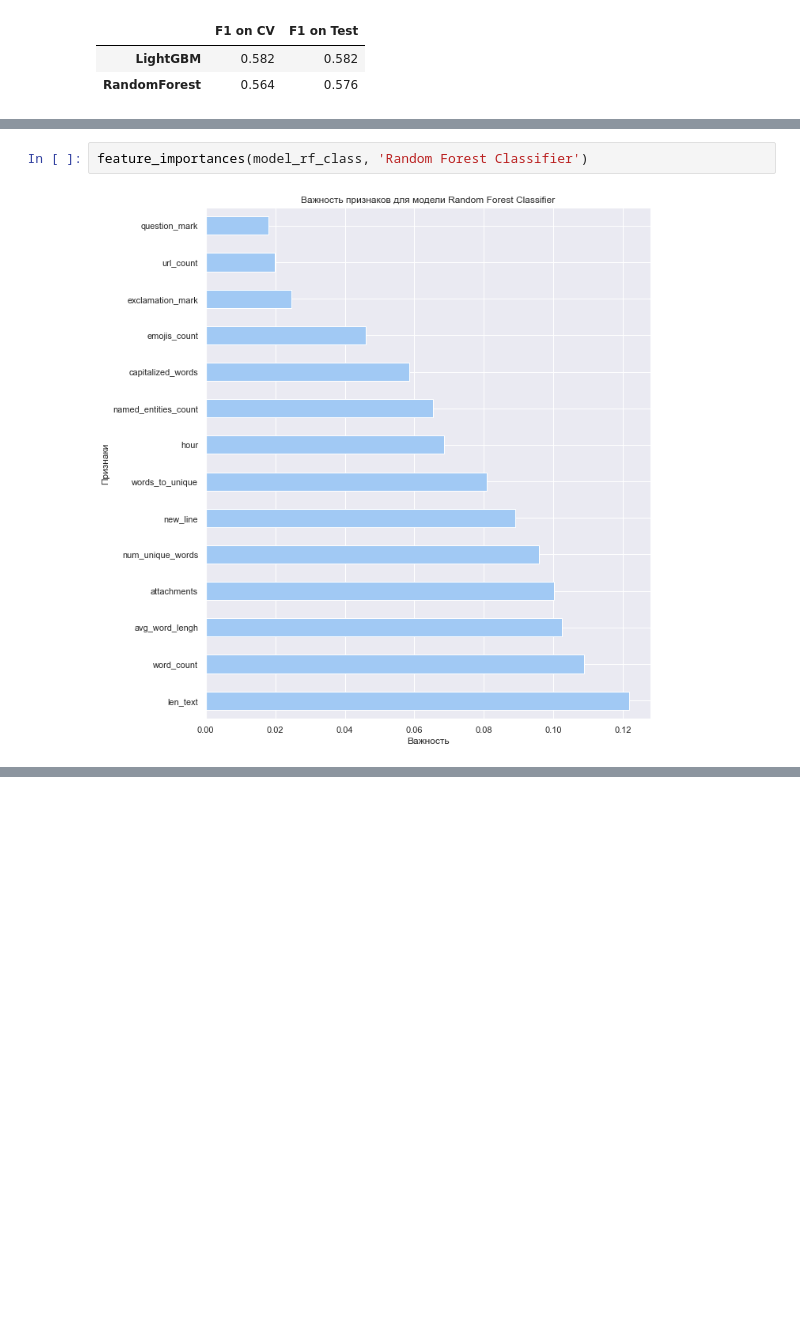
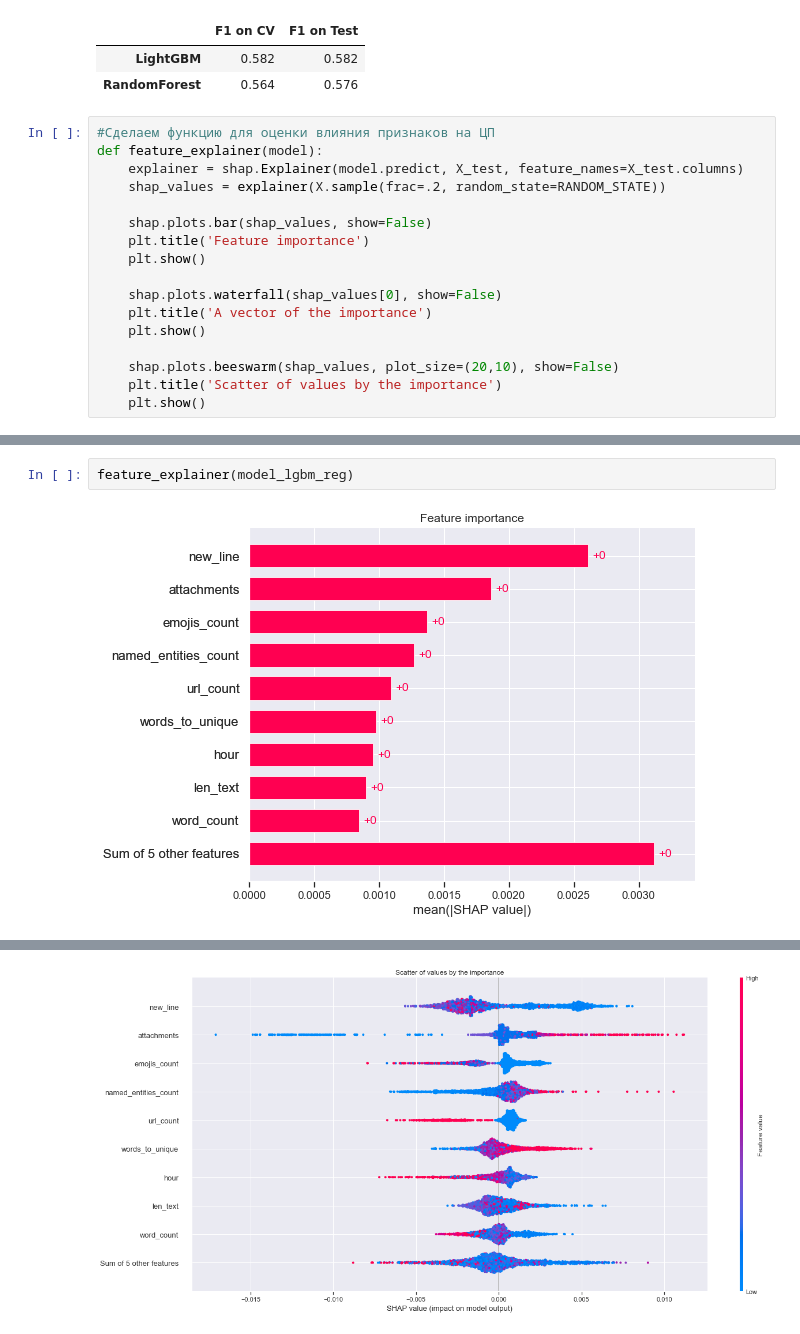
Before and after one commit to gennady671games/vk_nlp, a Jupyter notebook: social_networks2.ipynb, the cells around one changed output, grey strips where cells are left out. Saved outputs shown, nothing was run; the diff lists cells and outputs as text; blank space fills up the shorter version.

```diff
--- a/social_networks2.ipynb
+++ b/social_networks2.ipynb
@@ -581,4 +593,21 @@ display(metric_table2)
 |  | F1 on CV | F1 on Test |
 | LightGBM | 0.582 | 0.582 |
 | RandomForest | 0.564 | 0.576 |
+# %%
+#Сделаем функцию для оценки влияния признаков на ЦП
+def feature_explainer(model):
+    explainer = shap.Explainer(model.predict, X_test, feature_names=X_test.columns)
+    shap_values = explainer(X.sample(frac=.2, random_state=RANDOM_STATE))
+
+    shap.plots.bar(shap_values, show=False)
+    plt.title('Feature importance')
+    plt.show()
+
+    shap.plots.waterfall(shap_values[0], show=False)
+    plt.title('A vector of the importance')
+    plt.show()
+
+    shap.plots.beeswarm(shap_values, plot_size=(20,10), show=False)
+    plt.title('Scatter of values by the importance')
+    plt.show()
 # %% [markdown]
@@ -590,4 +615,4 @@ feature_importances(model_rf_reg, 'Random Forest Regression')
-# %%
-feature_importances(model_rf_class, 'Random Forest Classifier')
-# %% [output]
-[figure, removed]
+# %%
+feature_explainer(model_lgbm_reg)
+# %% [output]
+[figure, added]
@@ -593,0 +620 @@ feature_importances(model_rf_class, 'Random Forest Classifier')
+[figure, added]
```
Also changed, not shown: parts of 17 cells of this notebook, 1 other file.
